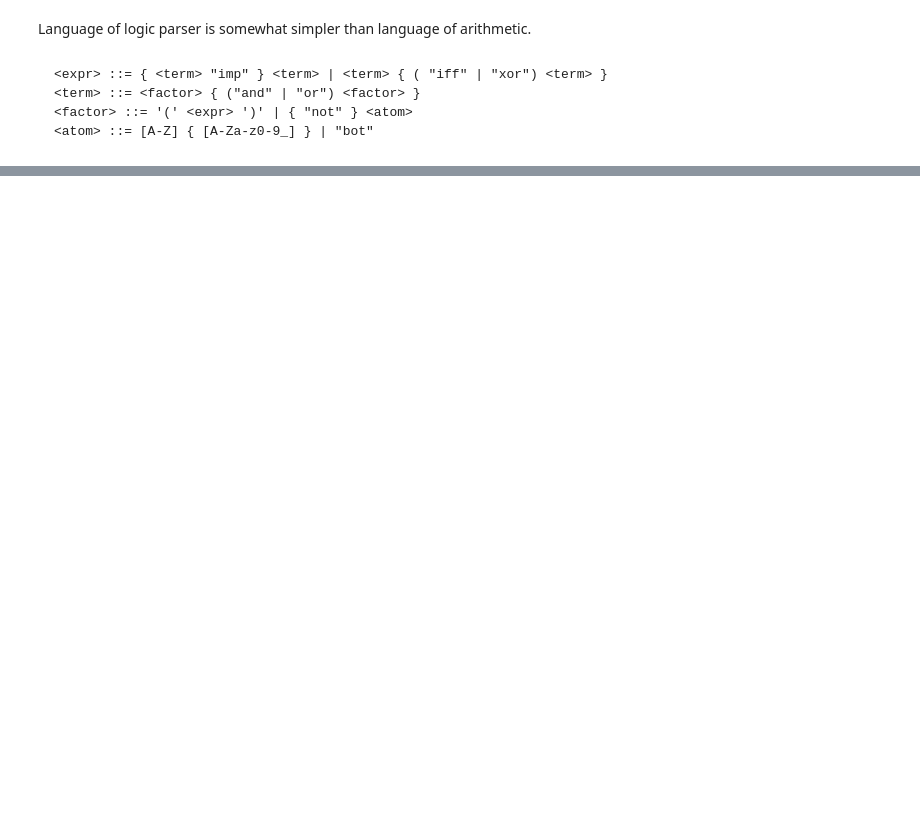
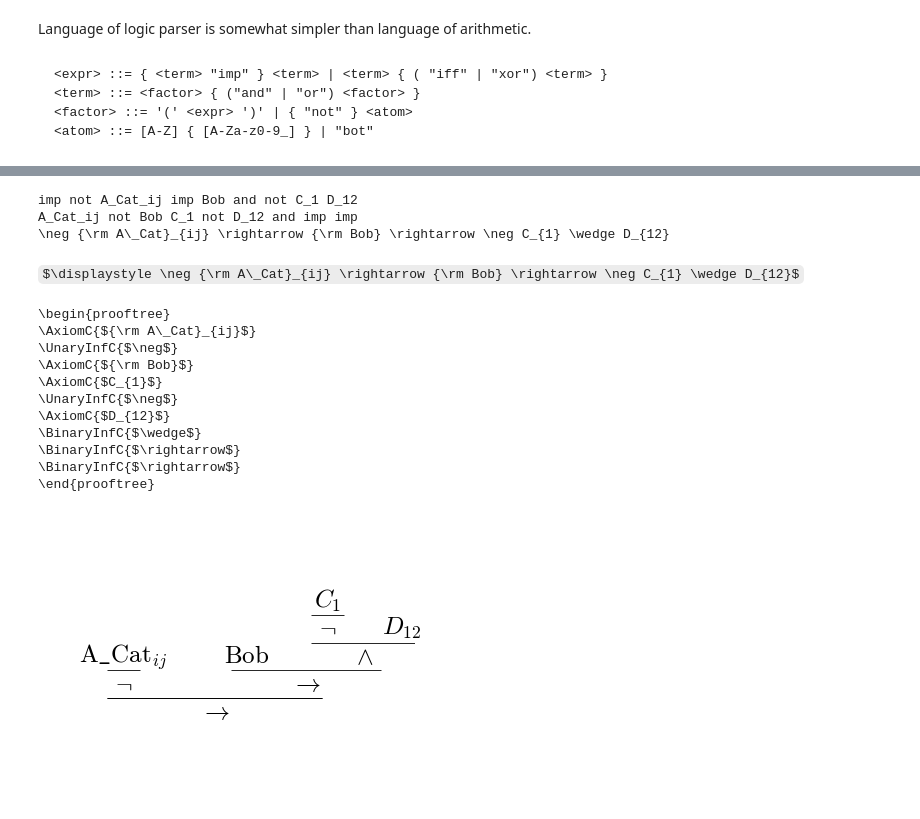
Before and after one commit to jhjeong314/Proofmood, a Jupyter notebook: logic_parser.ipynb, the cells around one changed output, grey strips where cells are left out. Cells and saved outputs as stored; diff of their text form; code cells hidden in the pictures; some formulas as TeX source; blank space fills up the shorter version.

```diff
--- a/logic_parser.ipynb
+++ b/logic_parser.ipynb
@@ -79,0 +137,24 @@ $\displaystyle A \wedge (B \vee C)$
+# %%
+input_formula = "not A_Cat_ij imp Bob imp not C_1 and D_12"
+testParser(input_formula)
+testParser(input_formula, 'RPN')
+testParser(input_formula, 'infix_latex')
+testParser(input_formula, 'tree')
+testParser(input_formula, 'bussproof')
+# %% [output]
+imp not A_Cat_ij imp Bob and not C_1 D_12
+A_Cat_ij not Bob C_1 not D_12 and imp imp
+\neg {\rm A\_Cat}_{ij} \rightarrow {\rm Bob} \rightarrow \neg C_{1} \wedge D_{12}
+$\displaystyle \neg {\rm A\_Cat}_{ij} \rightarrow {\rm Bob} \rightarrow \neg C_{1} \wedge D_{12}$
+\begin{prooftree}
+\AxiomC{${\rm A\_Cat}_{ij}$}
+\UnaryInfC{$\neg$}
+\AxiomC{${\rm Bob}$}
+\AxiomC{$C_{1}$}
+\UnaryInfC{$\neg$}
+\AxiomC{$D_{12}$}
+\BinaryInfC{$\wedge$}
+\BinaryInfC{$\rightarrow$}
+\BinaryInfC{$\rightarrow$}
+\end{prooftree}
+[figure, added]
```
Also changed, not shown: parts of 7 cells of this notebook, 7 other files.
